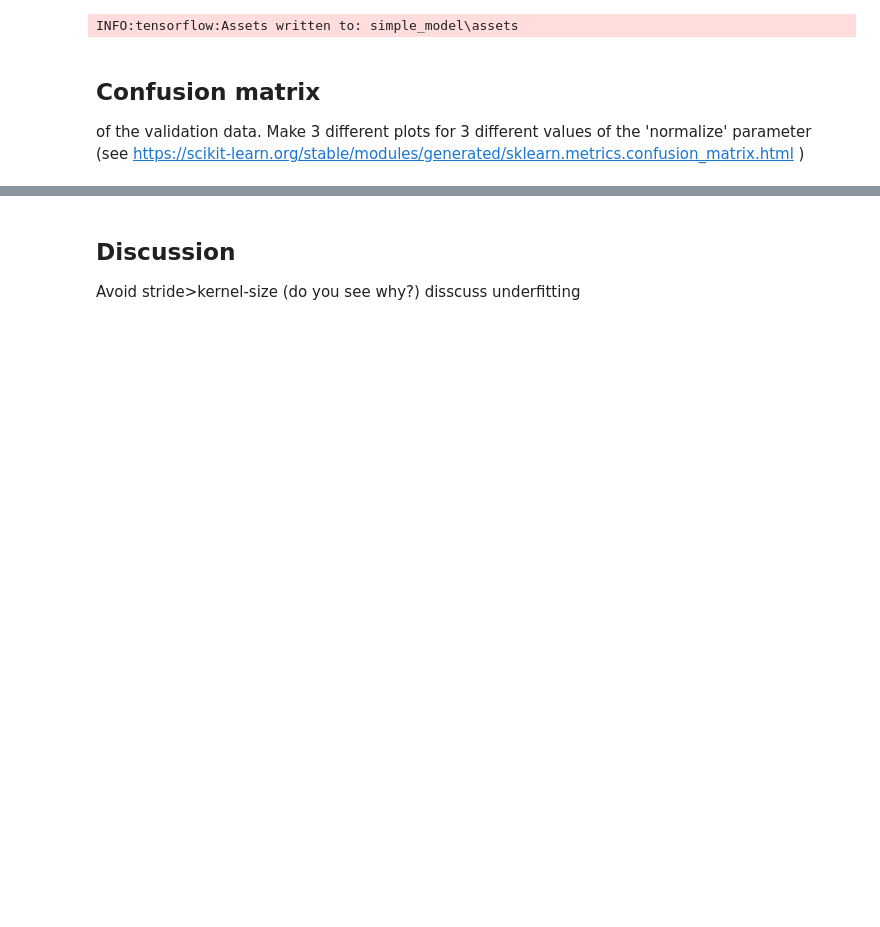
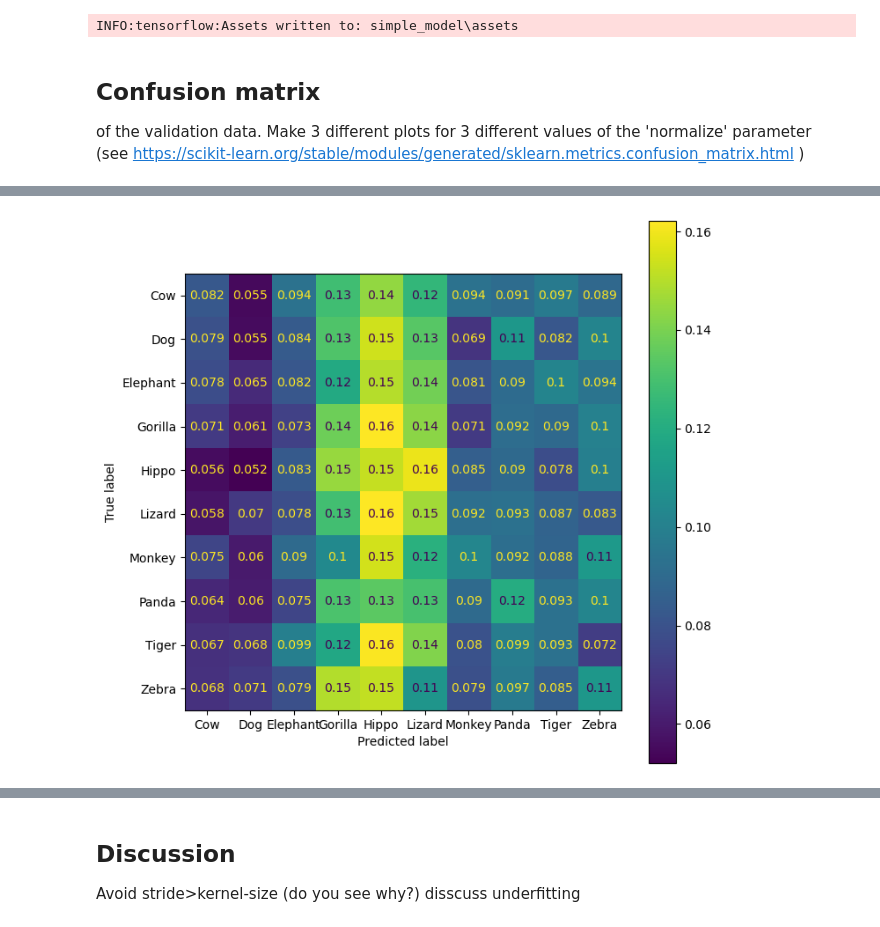
Before and after one commit to schbm/cnn-mc-classification, a Jupyter notebook: notebook/main.ipynb, the cells around one changed output, grey strips where cells are left out. Drawn from its saved outputs; the diff is of its cells as text; code cells hidden in the pictures; blank space fills up the shorter version.

```diff
--- a/notebook/main.ipynb
+++ b/notebook/main.ipynb
@@ -92,0 +105,11 @@ training_data = training_data.skip(validation_data_size)
+# %%
+# Print the shape of the input data
+print("Shape of training data:")
+i = 0
+for x, y in training_data:
+    print(x.shape)
+    print(y.shape)
+    print("True label:", y[0])
+    i=i+1
+    if i>3:
+        break
@@ -252,0 +358,8 @@ tf.Tensor(
+# %%
+cm = confusion_matrix(true_labels, predicted_labels, normalize='true')
+disp = ConfusionMatrixDisplay(confusion_matrix=cm, display_labels=class_names)
+fig, ax = plt.subplots(figsize=(8,8))
+disp.plot(ax=ax)
+plt.show()
+# %% [output]
+[figure, added]
```
Also changed, not shown: parts of 48 cells of this notebook, 7 other files.
